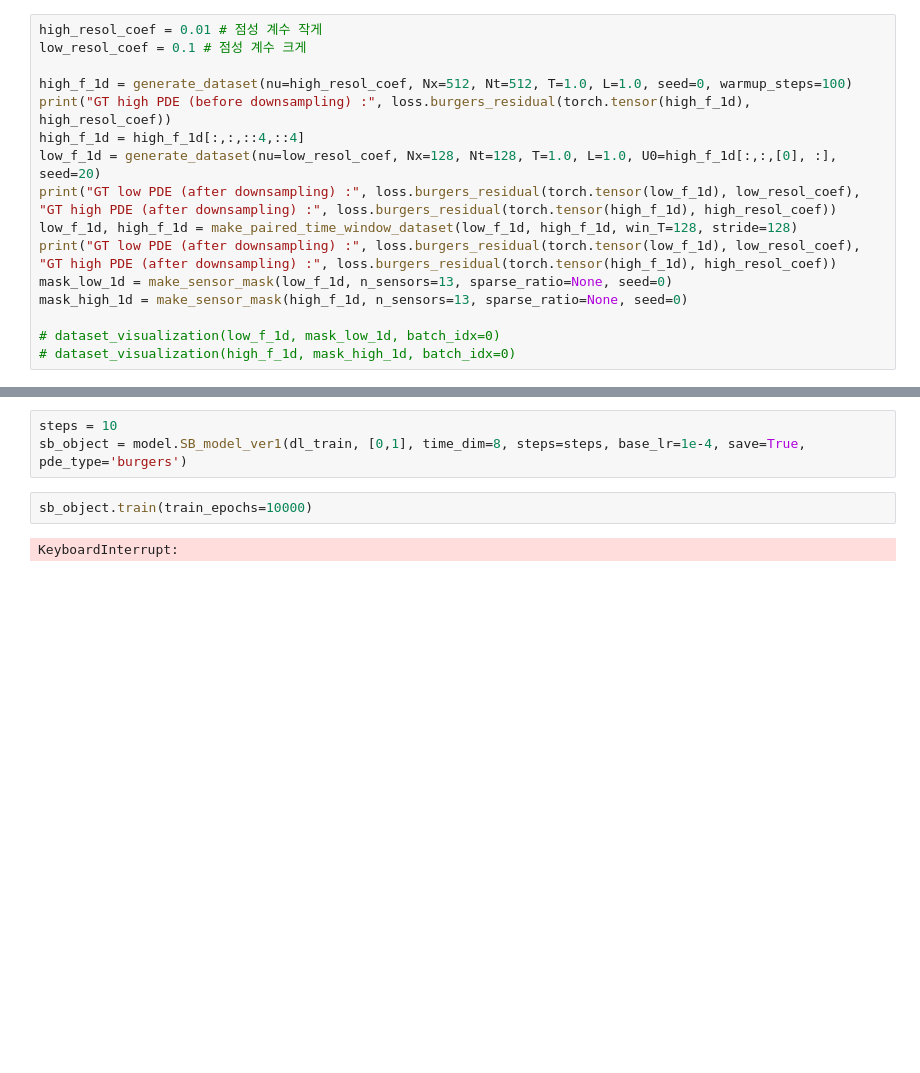
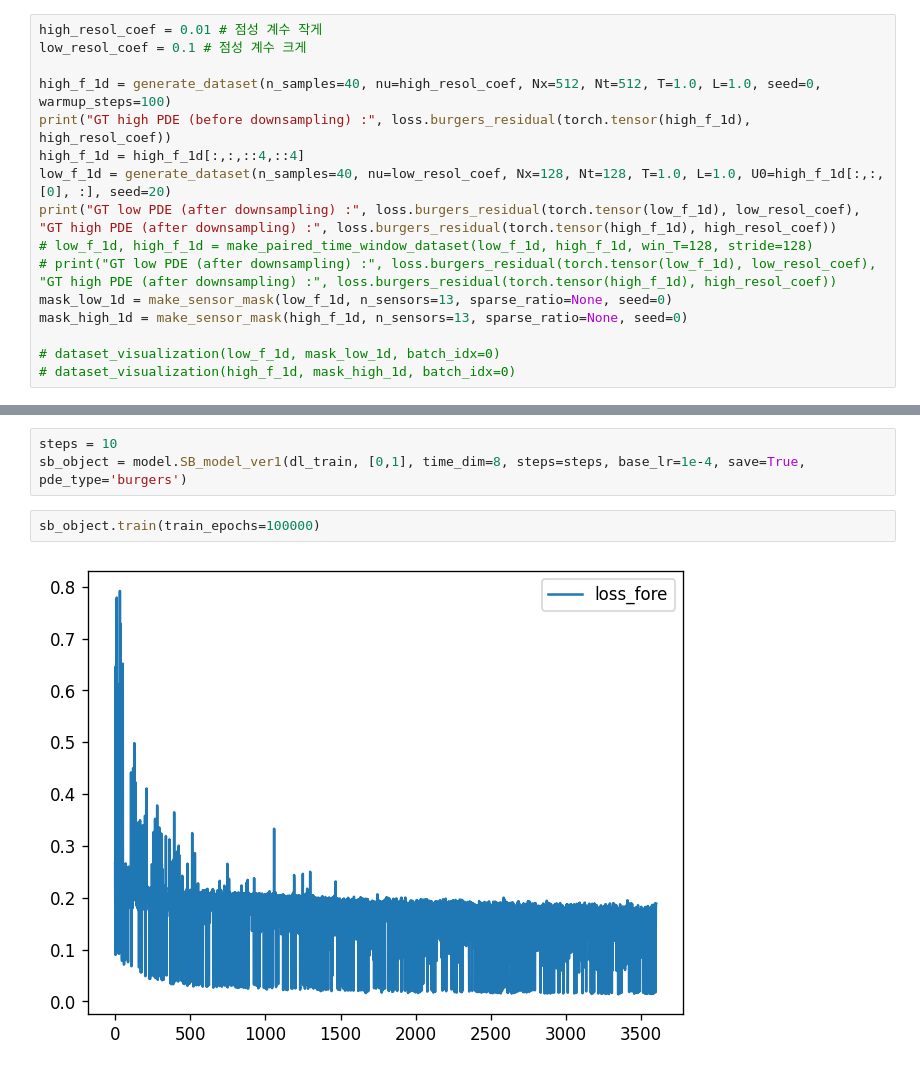
Before and after one commit to DohyunBu/PICSB, a Jupyter notebook: SyukeulimBridge/train.ipynb, the cells around one changed output, grey strips where cells are left out. Saved outputs shown, nothing was run; the diff lists cells and outputs as text; blank space fills up the shorter version.

```diff
--- a/SyukeulimBridge/train.ipynb
+++ b/SyukeulimBridge/train.ipynb
@@ -10,13 +11,13 @@ from torch.utils.data import DataLoader
 high_resol_coef = 0.01 # 점성 계수 작게
 low_resol_coef = 0.1 # 점성 계수 크게
 
-high_f_1d = generate_dataset(nu=high_resol_coef, Nx=512, Nt=512, T=1.0, L=1.0, seed=0, warmup_steps=100)
+high_f_1d = generate_dataset(n_samples=40, nu=high_resol_coef, Nx=512, Nt=512, T=1.0, L=1.0, seed=0, warmup_steps=100)
 print("GT high PDE (before downsampling) :", loss.burgers_residual(torch.tensor(high_f_1d), high_resol_coef))
 high_f_1d = high_f_1d[:,:,::4,::4]
-low_f_1d = generate_dataset(nu=low_resol_coef, Nx=128, Nt=128, T=1.0, L=1.0, U0=high_f_1d[:,:,[0], :], seed=20)
+low_f_1d = generate_dataset(n_samples=40, nu=low_resol_coef, Nx=128, Nt=128, T=1.0, L=1.0, U0=high_f_1d[:,:,[0], :], seed=20)
 print("GT low PDE (after downsampling) :", loss.burgers_residual(torch.tensor(low_f_1d), low_resol_coef), "GT high PDE (after downsampling) :", loss.burgers_residual(torch.tensor(high_f_1d), high_resol_coef))
-low_f_1d, high_f_1d = make_paired_time_window_dataset(low_f_1d, high_f_1d, win_T=128, stride=128)
-print("GT low PDE (after downsampling) :", loss.burgers_residual(torch.tensor(low_f_1d), low_resol_coef), "GT high PDE (after downsampling) :", loss.burgers_residual(torch.tensor(high_f_1d), high_resol_coef))
+# low_f_1d, high_f_1d = make_paired_time_window_dataset(low_f_1d, high_f_1d, win_T=128, stride=128)
+# print("GT low PDE (after downsampling) :", loss.burgers_residual(torch.tensor(low_f_1d), low_resol_coef), "GT high PDE (after downsampling) :", loss.burgers_residual(torch.tensor(high_f_1d), high_resol_coef))
 mask_low_1d = make_sensor_mask(low_f_1d, n_sensors=13, sparse_ratio=None, seed=0)
 mask_high_1d = make_sensor_mask(high_f_1d, n_sensors=13, sparse_ratio=None, seed=0)
 
@@ -61,6 +61,6 @@ dl_test = DataLoader(ds_test, batch_size=1, shuffle=False, drop_last=False)
 steps = 10
 sb_object = model.SB_model_ver1(dl_train, [0,1], time_dim=8, steps=steps, base_lr=1e-4, save=True, pde_type='burgers')
 # %%
-sb_object.train(train_epochs=10000)
+sb_object.train(train_epochs=100000)
 # %% [output]
-KeyboardInterrupt:
+[figure, added]
```
Also changed, not shown: parts of 7 cells of this notebook, 5 other files.
